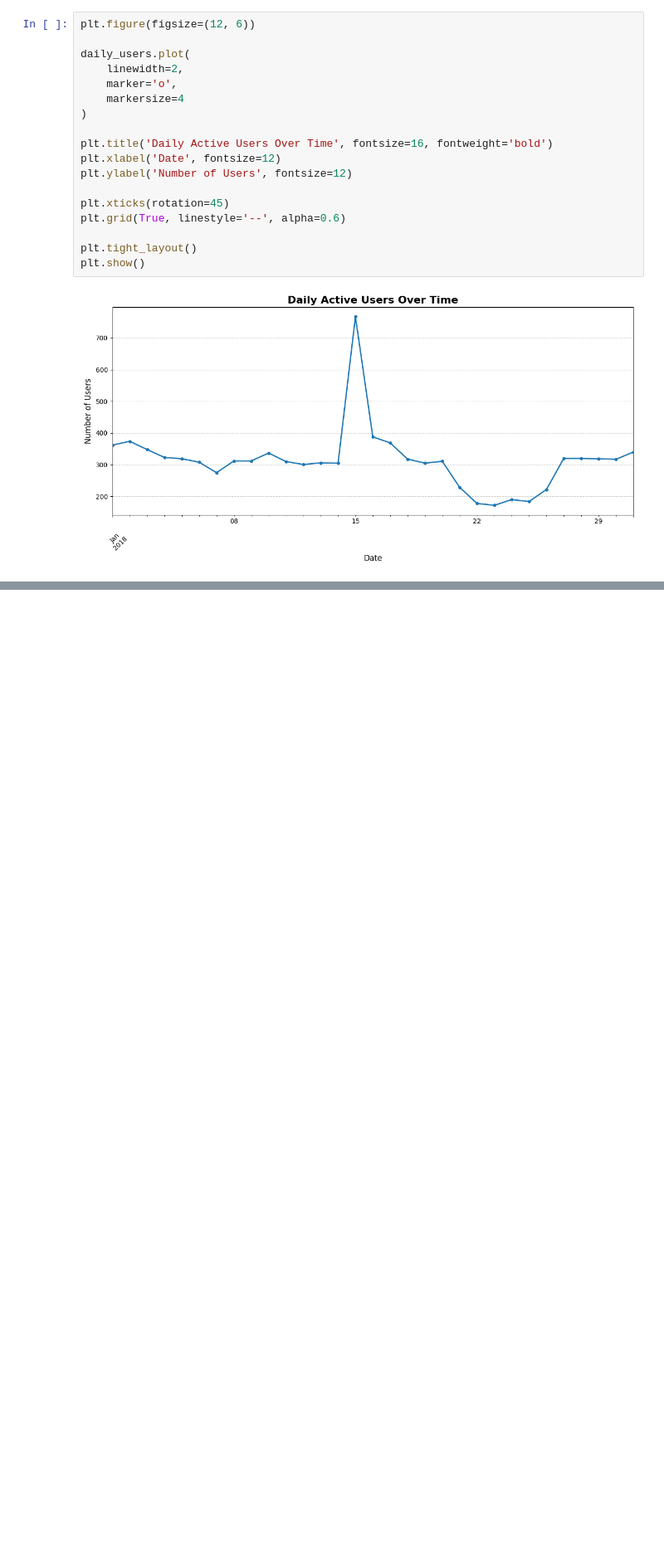
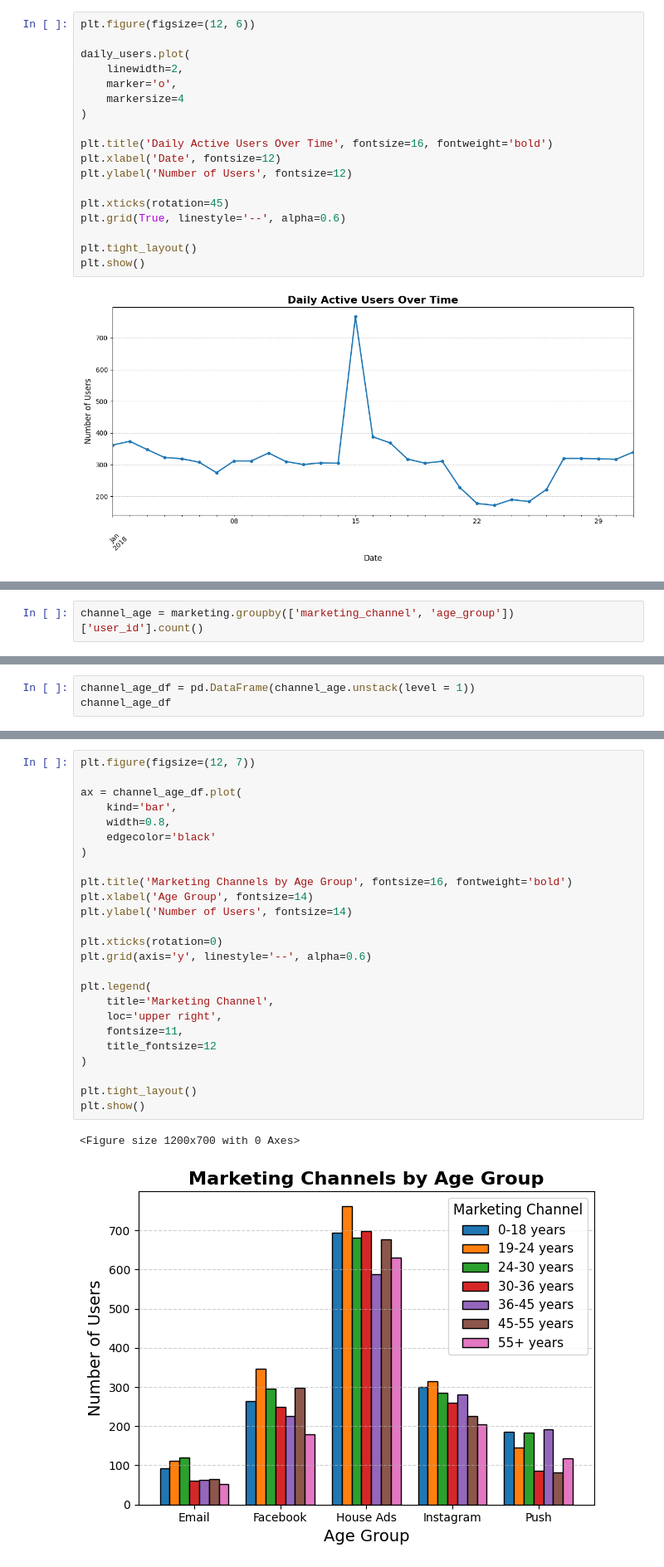
Before and after one commit to Sapanaa/marketing-campaigns, a Jupyter notebook: notebook/02_EDA.ipynb, the cells around one changed output, grey strips where cells are left out. Shown at 83% size. Drawn from its saved outputs; the diff is of its cells as text; blank space fills up the shorter version.

```diff
--- a/notebook/02_EDA.ipynb
+++ b/notebook/02_EDA.ipynb
@@ -72,0 +237,2 @@ plt.show()
+# %%
+channel_age = marketing.groupby(['marketing_channel', 'age_group'])['user_id'].count()
@@ -72,0 +259,3 @@ plt.show()
+# %%
+channel_age_df = pd.DataFrame(channel_age.unstack(level = 1))
+channel_age_df
@@ -72,0 +270,28 @@ plt.show()
+# %%
+plt.figure(figsize=(12, 7))
+
+ax = channel_age_df.plot(
+    kind='bar',
+    width=0.8,
+    edgecolor='black'
+)
+
+plt.title('Marketing Channels by Age Group', fontsize=16, fontweight='bold')
+plt.xlabel('Age Group', fontsize=14)
+plt.ylabel('Number of Users', fontsize=14)
+
+plt.xticks(rotation=0)
+plt.grid(axis='y', linestyle='--', alpha=0.6)
+
+plt.legend(
+    title='Marketing Channel',
+    loc='upper right',
+    fontsize=11,
+    title_fontsize=12
+)
+
+plt.tight_layout()
+plt.show()
+# %% [output]
+<Figure size 1200x700 with 0 Axes>
+[figure, added]
```
Also changed, not shown: parts of 79 cells of this notebook, 3 other files.
